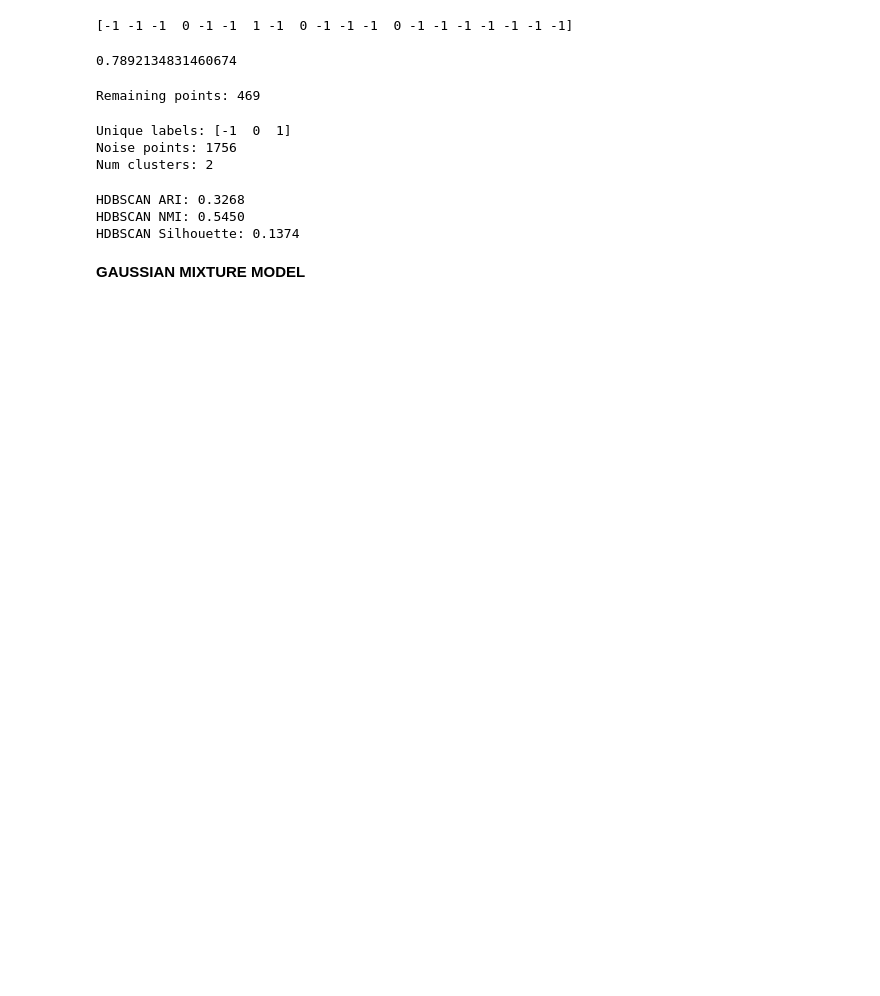
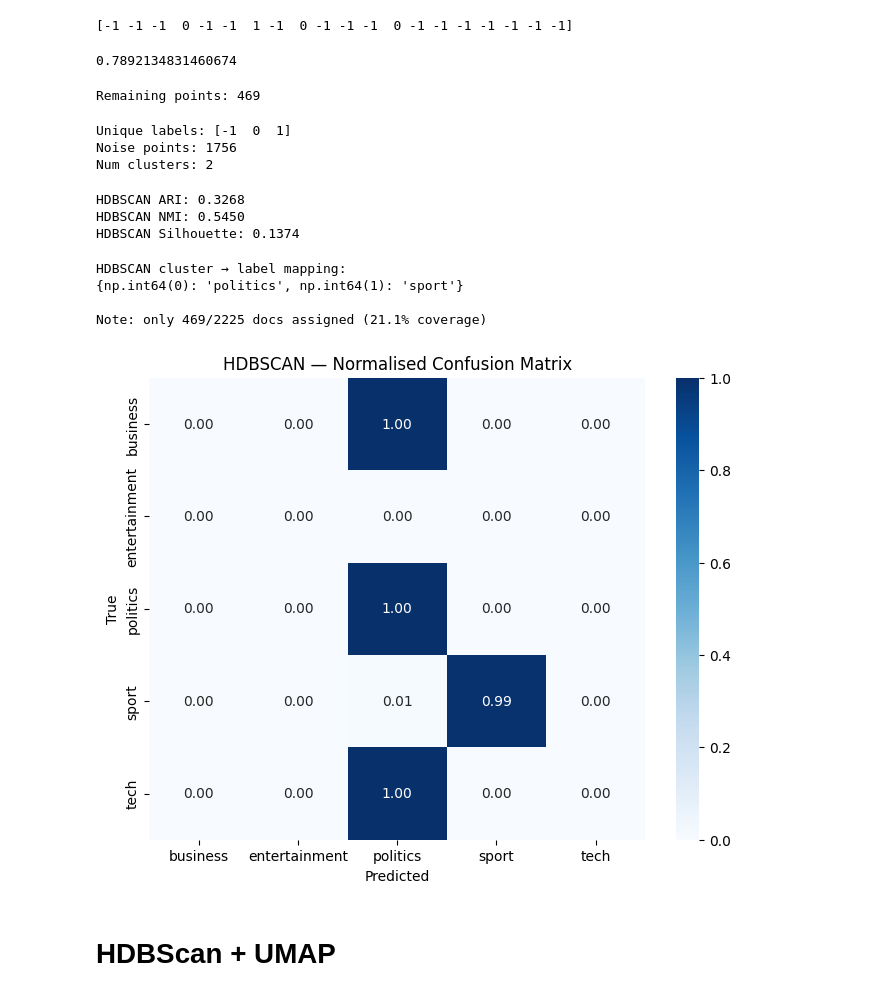
Before and after one commit to rleytonm/UoW-PETER, a Jupyter notebook: notebooks/Other_Clusters.ipynb, the cells around one changed output. Drawn from its saved outputs; the diff is of its cells as text; code cells hidden in the pictures; blank space fills up the shorter version.

```diff
--- a/notebooks/Other_Clusters.ipynb
+++ b/notebooks/Other_Clusters.ipynb
@@ -181,5 +299,64 @@ print(f"HDBSCAN Silhouette: {sil_hdb:.4f}")
 HDBSCAN ARI: 0.3268
 HDBSCAN NMI: 0.5450
 HDBSCAN Silhouette: 0.1374
-# %% [markdown]
-**GAUSSIAN MIXTURE MODEL**
+# %%
+# HDBSCAN confusion matrix
+
+
+# Work only on non-outlier points
+mask = hdb_labels != -1
+
+hdb_true = true_labels[mask].reset_index(drop=True)
+hdb_pred_raw = filtered_labels
+
+# Majority-vote mapping for clusters
+hdb_cluster_to_label = {}
+
+for cluster_id in np.unique(hdb_pred_raw):
+    majority = hdb_true[hdb_pred_raw == cluster_id].mode()[0]
+    hdb_cluster_to_label[cluster_id] = majority
+
+print("HDBSCAN cluster → label mapping:")
+print(hdb_cluster_to_label)
+
+print(
+    f"\nNote: only {len(hdb_true)}/2225 docs assigned "
+    f"({len(hdb_true)/2225:.1%} coverage)"
+)
+
+# Map cluster IDs to label names
+hdb_predicted = pd.Series(hdb_pred_raw).map(hdb_cluster_to_label)
+
+# Create normalised confusion matrix
+cm_hdb = confusion_matrix(
+    hdb_true,
+    hdb_predicted,
+    labels=labels,
+    normalize="true"
+)
+
+# Plot confusion matrix
+plt.figure(figsize=(8, 6))
+
+sns.heatmap(
+    cm_hdb,
+    annot=True,
+    fmt=".2f",
+    cmap="Blues",
+    xticklabels=labels,
+    yticklabels=labels
+)
+
+plt.xlabel("Predicted")
+plt.ylabel("True")
+plt.title("HDBSCAN — Normalised Confusion Matrix")
+
+plt.show()
+# %% [output]
+HDBSCAN cluster → label mapping:
+{np.int64(0): 'politics', np.int64(1): 'sport'}
+
+Note: only 469/2225 docs assigned (21.1% coverage)
+[figure, added]
+# %% [markdown]
+# **HDBScan** + UMAP
```
Also changed, not shown: parts of 30 cells of this notebook.
